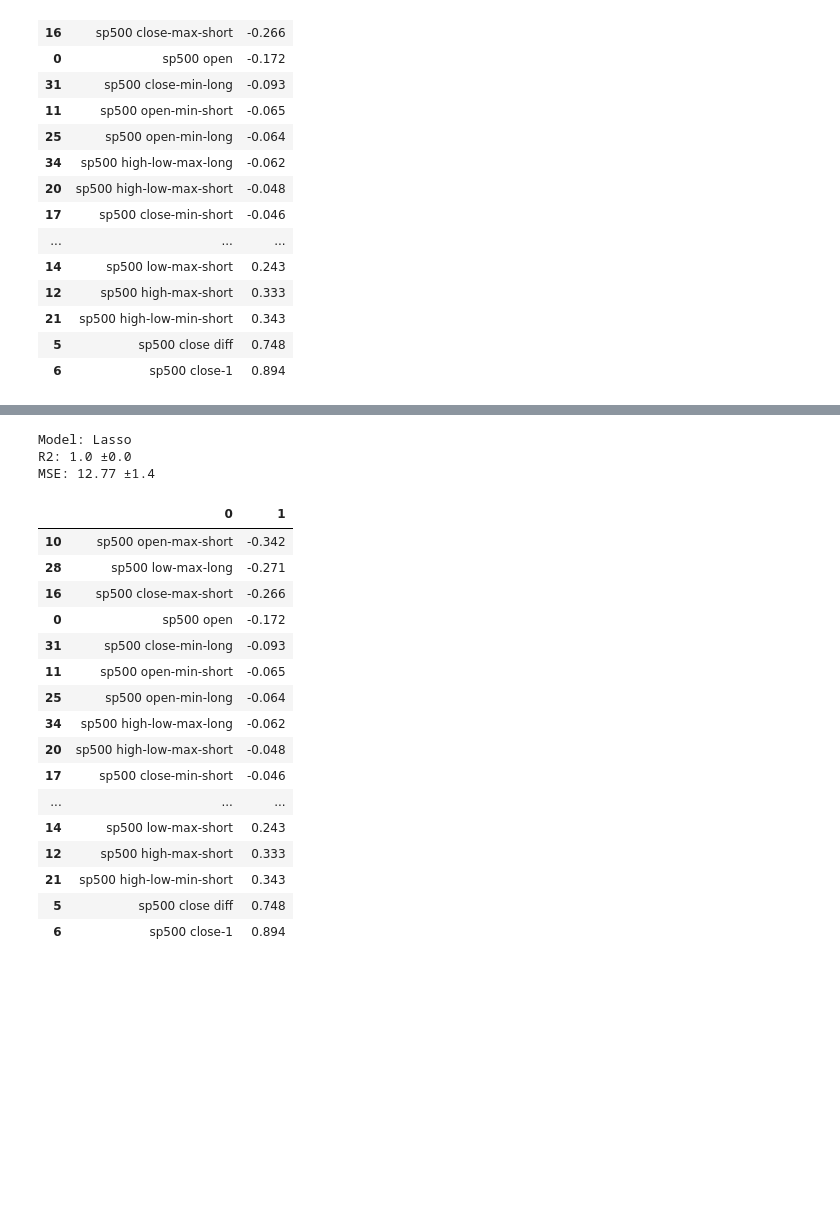
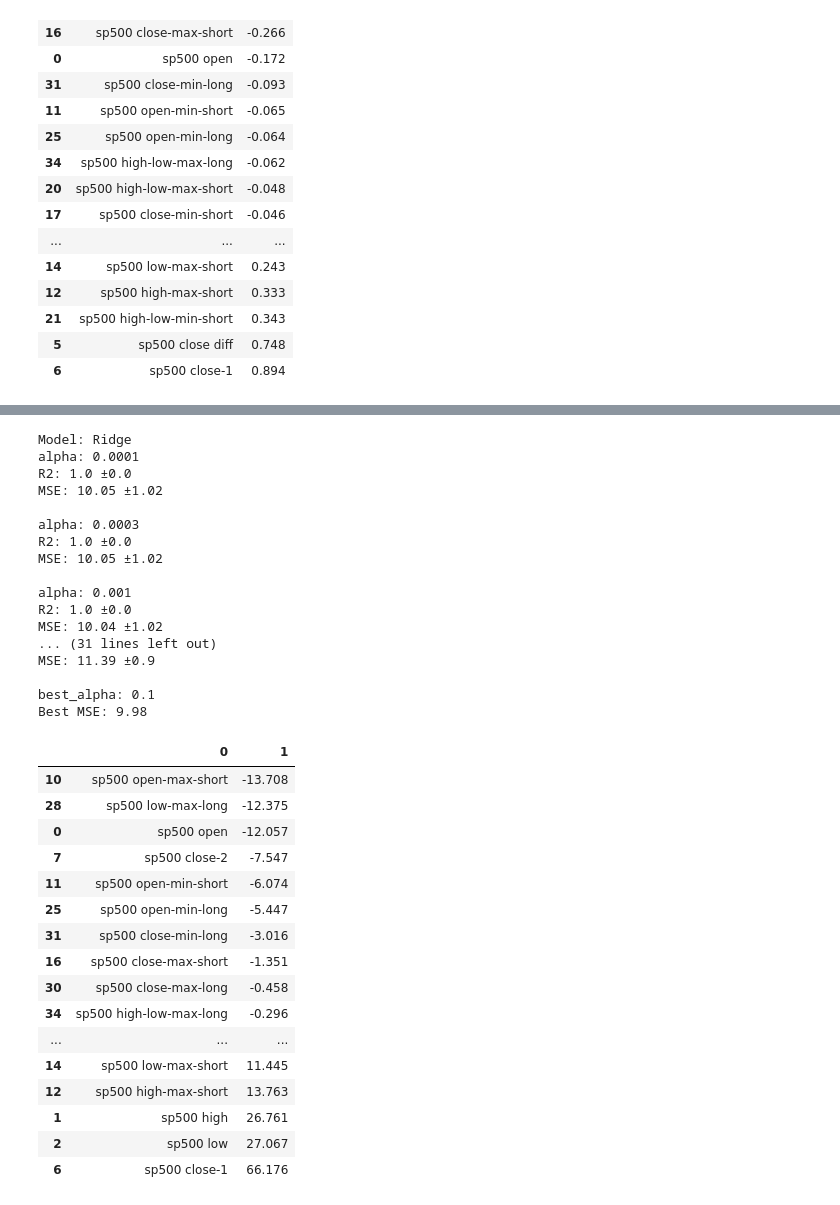
Before and after one commit to luck058/kaggle-gold-price-analysis, a Jupyter notebook: model_1_kaggle_gold_price_analysis.ipynb, the cells around one changed output, grey strips where cells are left out. Cells and saved outputs as stored; diff of their text form; code cells hidden in the pictures; blank space fills up the shorter version.

```diff
--- a/model_1_kaggle_gold_price_analysis.ipynb
+++ b/model_1_kaggle_gold_price_analysis.ipynb
@@ -346,25 +377,53 @@ MSE: 9.98 ±1.04
-# %%
-print(f"Model: Lasso")
-evaluate_model(Lasso(alpha=1, max_iter=4000), X_train_normalized, y_train)
-display(pd.DataFrame(zip(X.columns, linear_regression["estimator"][0].coef_.round(3))).sort_values(by=1))
-# %% [output]
-Model: Lasso
-R2: 1.0 ±0.0
-MSE: 12.77 ±1.4
-|  | 0 | 1 |
-| 10 | sp500 open-max-short | -0.342 |
-| 28 | sp500 low-max-long | -0.271 |
-| 16 | sp500 close-max-short | -0.266 |
-| 0 | sp500 open | -0.172 |
-| 31 | sp500 close-min-long | -0.093 |
-| 11 | sp500 open-min-short | -0.065 |
-| 25 | sp500 open-min-long | -0.064 |
-| 34 | sp500 high-low-max-long | -0.062 |
-| 20 | sp500 high-low-max-short | -0.048 |
-| 17 | sp500 close-min-short | -0.046 |
-| ... | ... | ... |
-| 14 | sp500 low-max-short | 0.243 |
-| 12 | sp500 high-max-short | 0.333 |
-| 21 | sp500 high-low-min-short | 0.343 |
-| 5 | sp500 close diff | 0.748 |
-| 6 | sp500 close-1 | 0.894 |
+# %%
+if run_regression_models:
+    print(f"Model: Ridge")
+    alphas = [0.0001, 0.0003, 0.001, 0.003, 0.01, 0.03, 0.1, 0.3, 1, 3, 10]
+    best_error = -100
+    best_alpha = None
+    best_estimator = None
+    for alpha in alphas:
+        print(f"alpha: {alpha}")
+        ridge_results = evaluate_model(Ridge(alpha=alpha), X_train_normalized, y_train, return_estimator=True)
+        if ridge_results["test_neg_mean_squared_error"].mean() > best_error:
+            best_error = ridge_results["test_neg_mean_squared_error"].mean()
+            best_alpha = alpha
+            best_estimator = ridge_results["estimator"][0]
+
+    print("best_alpha:", best_alpha)
+    print("Best MSE:", -best_error.round(2))
+    display(pd.DataFrame(zip(X.columns, best_estimator.coef_.round(3))).sort_values(by=1))
+# %% [output]
+Model: Ridge
+alpha: 0.0001
+R2: 1.0 ±0.0
+MSE: 10.05 ±1.02
+
+alpha: 0.0003
+R2: 1.0 ±0.0
+MSE: 10.05 ±1.02
+
+alpha: 0.001
+R2: 1.0 ±0.0
+MSE: 10.04 ±1.02
+... (31 lines left out)
+MSE: 11.39 ±0.9
+
+best_alpha: 0.1
+Best MSE: 9.98
+|  | 0 | 1 |
+| 10 | sp500 open-max-short | -13.708 |
+| 28 | sp500 low-max-long | -12.375 |
+| 0 | sp500 open | -12.057 |
+| 7 | sp500 close-2 | -7.547 |
+| 11 | sp500 open-min-short | -6.074 |
+| 25 | sp500 open-min-long | -5.447 |
+| 31 | sp500 close-min-long | -3.016 |
+| 16 | sp500 close-max-short | -1.351 |
+| 30 | sp500 close-max-long | -0.458 |
+| 34 | sp500 high-low-max-long | -0.296 |
+| ... | ... | ... |
+| 14 | sp500 low-max-short | 11.445 |
+| 12 | sp500 high-max-short | 13.763 |
+| 1 | sp500 high | 26.761 |
+| 2 | sp500 low | 27.067 |
+| 6 | sp500 close-1 | 66.176 |
```
Also changed, not shown: parts of 31 cells of this notebook.
